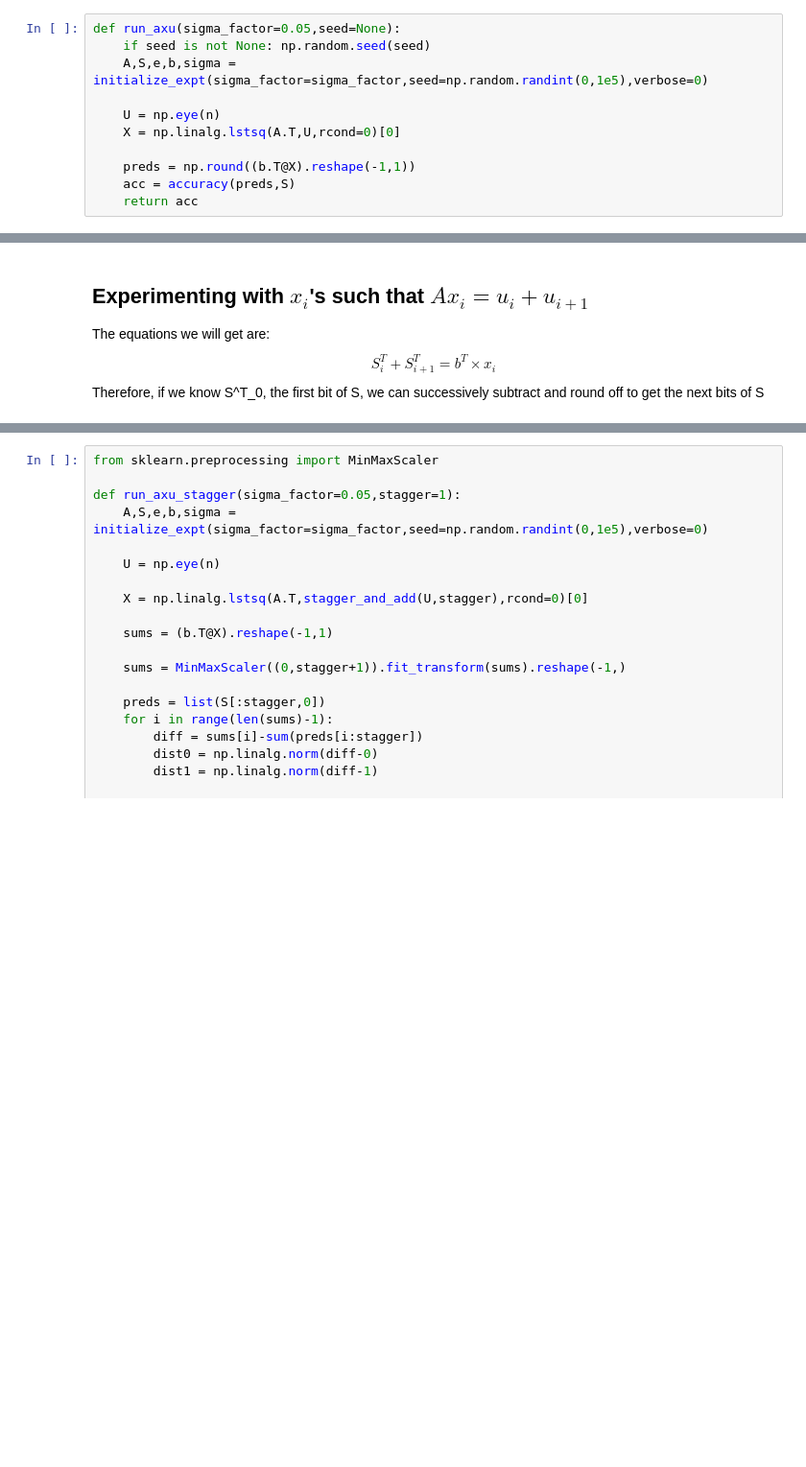
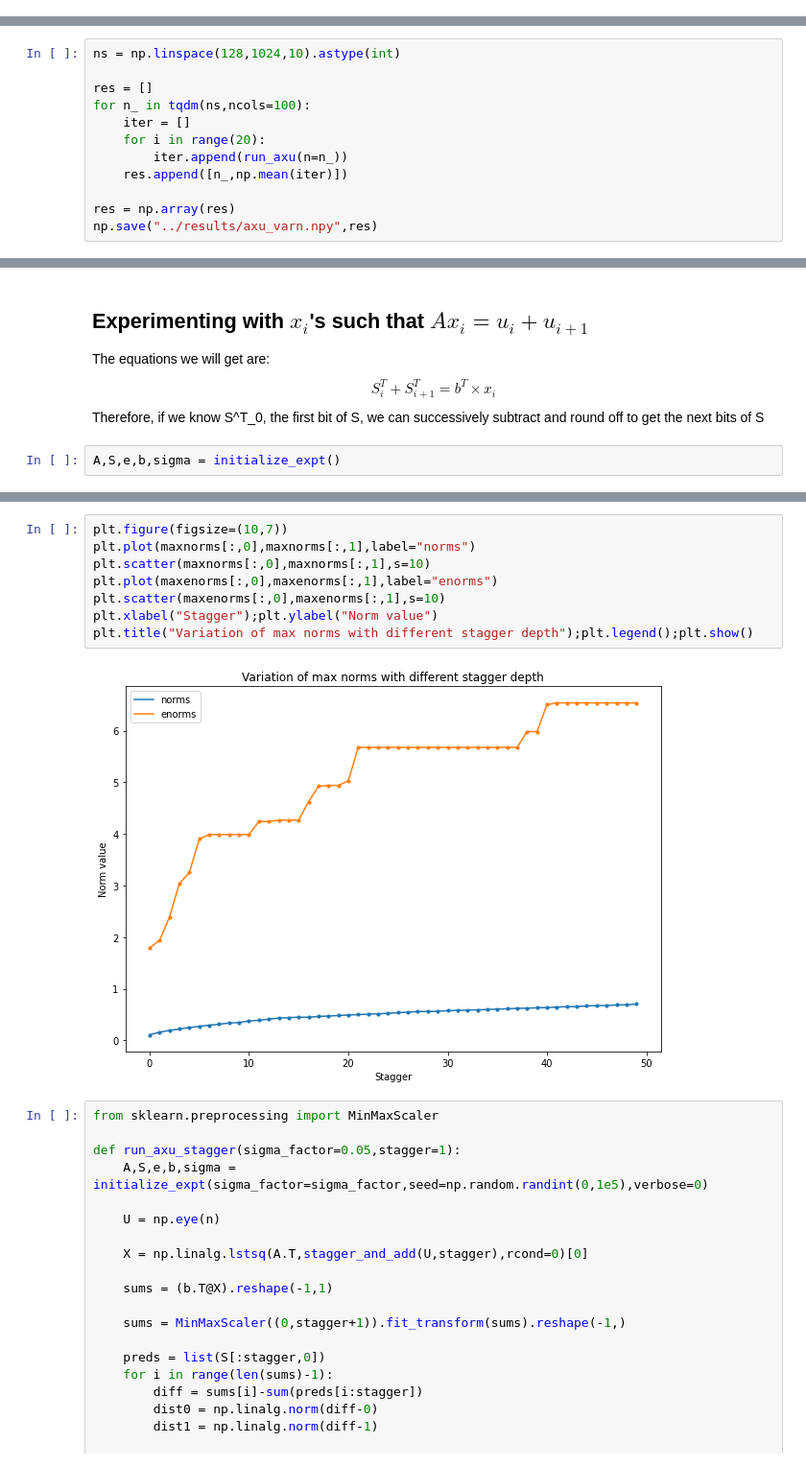
Before and after one commit to BhavyaKohli/Learning-With-Errors, a Jupyter notebook: code/exploration.ipynb, the cells around one changed output, grey strips where cells are left out. Shown at 96% size. Drawn from its saved outputs; the diff is of its cells as text; blank space fills up the shorter version.

```diff
--- a/code/exploration.ipynb
+++ b/code/exploration.ipynb
@@ -192,11 +219,0 @@ Maximum norms :  x_89 = 0.1088  e.T@x_28 = 1.6765
-# %%
-def run_axu(sigma_factor=0.05,seed=None):
-    if seed is not None: np.random.seed(seed)
-    A,S,e,b,sigma = initialize_expt(sigma_factor=sigma_factor,seed=np.random.randint(0,1e5),verbose=0)
-
-    U = np.eye(n)
-    X = np.linalg.lstsq(A.T,U,rcond=0)[0]
-
-    preds = np.round((b.T@X).reshape(-1,1))
-    acc = accuracy(preds,S)
-    return acc
@@ -223,0 +252,12 @@ plt.show()
+# %%
+ns = np.linspace(128,1024,10).astype(int)
+
+res = []
+for n_ in tqdm(ns,ncols=100):
+    iter = []
+    for i in range(20):
+        iter.append(run_axu(n=n_))
+    res.append([n_,np.mean(iter)])
+
+res = np.array(res)
+np.save("../results/axu_varn.npy",res)
@@ -228,3 +277,5 @@ $$
 S^T_i + S^T_{i+1} = b^T \times x_i
 $$
 Therefore, if we know S^T_0, the first bit of S, we can successively subtract and round off to get the next bits of S
+# %%
+A,S,e,b,sigma = initialize_expt()
@@ -263,3 +311,13 @@ plt.legend();plt.show()
+# %%
+plt.figure(figsize=(10,7))
+plt.plot(maxnorms[:,0],maxnorms[:,1],label="norms")
+plt.scatter(maxnorms[:,0],maxnorms[:,1],s=10)
+plt.plot(maxenorms[:,0],maxenorms[:,1],label="enorms")
+plt.scatter(maxenorms[:,0],maxenorms[:,1],s=10)
+plt.xlabel("Stagger");plt.ylabel("Norm value")
+plt.title("Variation of max norms with different stagger depth");plt.legend();plt.show()
+# %% [output]
+[figure, added]
 # %%
 from sklearn.preprocessing import MinMaxScaler
 
```
Also changed, not shown: parts of 14 cells of this notebook.
